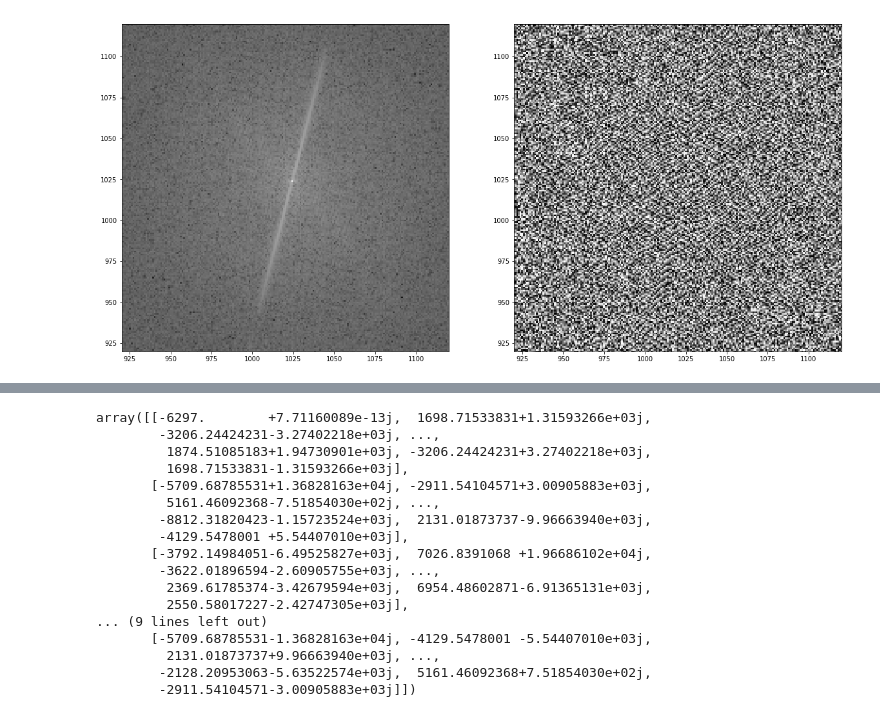
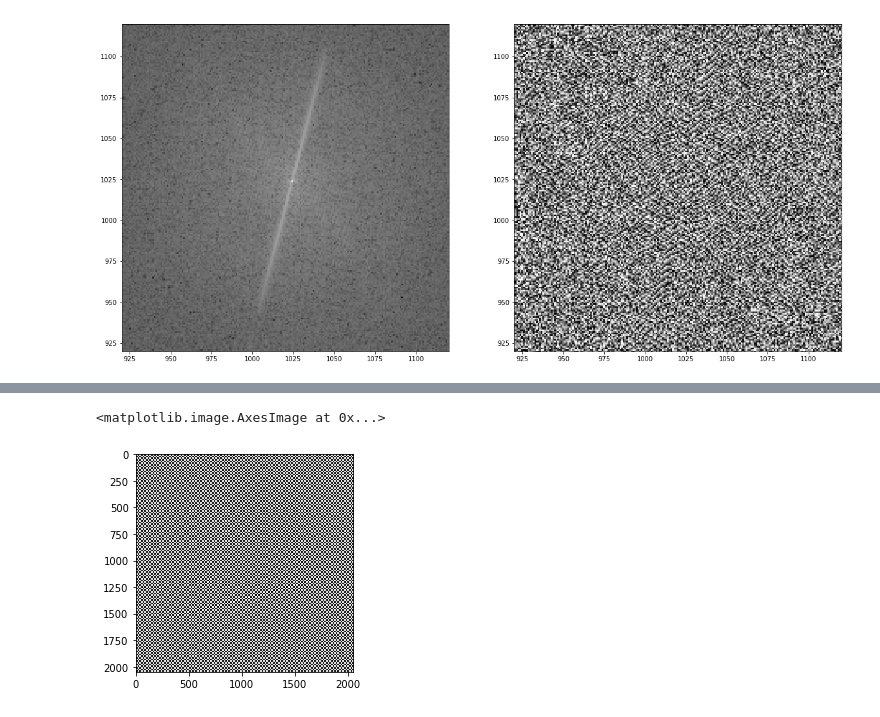
Before and after one commit to Gui1402/filtering_cygnus, a Jupyter notebook: notebooks/frequency_domain_analysis.ipynb, the cells around one changed output, grey strips where cells are left out. Cells and saved outputs as stored; diff of their text form; code cells hidden in the pictures.

```diff
--- a/notebooks/frequency_domain_analysis.ipynb
+++ b/notebooks/frequency_domain_analysis.ipynb
@@ -50,23 +64,8 @@ plt.imshow(imDisk,cmap = 'gray')
 # %%
-imFiltered     = abs_image*imDisk
 imFilteredReal = abs_image*np.cos(angle_image)
 imFilteredIm   = 1j*abs_image*np.sin(angle_image)
 imFilteredReal + imFilteredIm
+plt.imshow(np.real(np.fft.ifft2(imFilteredReal+imFilteredIm)),cmap = 'gray')
 # %% [output]
-array([[-6297.        +7.71160089e-13j,  1698.71533831+1.31593266e+03j,
-        -3206.24424231-3.27402218e+03j, ...,
-         1874.51085183+1.94730901e+03j, -3206.24424231+3.27402218e+03j,
-         1698.71533831-1.31593266e+03j],
-       [-5709.68785531+1.36828163e+04j, -2911.54104571+3.00905883e+03j,
-         5161.46092368-7.51854030e+02j, ...,
-        -8812.31820423-1.15723524e+03j,  2131.01873737-9.96663940e+03j,
-        -4129.5478001 +5.54407010e+03j],
-       [-3792.14984051-6.49525827e+03j,  7026.8391068 +1.96686102e+04j,
-        -3622.01896594-2.60905755e+03j, ...,
-         2369.61785374-3.42679594e+03j,  6954.48602871-6.91365131e+03j,
-         2550.58017227-2.42747305e+03j],
-... (9 lines left out)
-       [-5709.68785531-1.36828163e+04j, -4129.5478001 -5.54407010e+03j,
-         2131.01873737+9.96663940e+03j, ...,
-        -2128.20953063-5.63522574e+03j,  5161.46092368+7.51854030e+02j,
-        -2911.54104571-3.00905883e+03j]])
+<matplotlib.image.AxesImage at 0x...>
+[figure, added]
```
Also changed, not shown: parts of 4 cells of this notebook.
